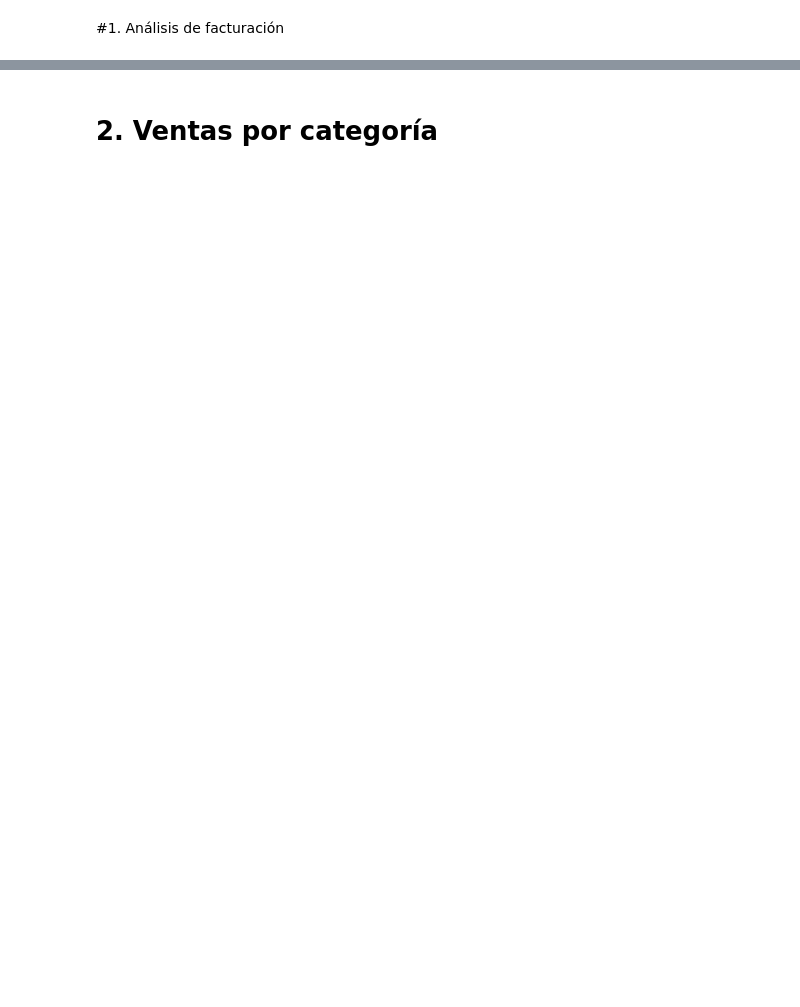
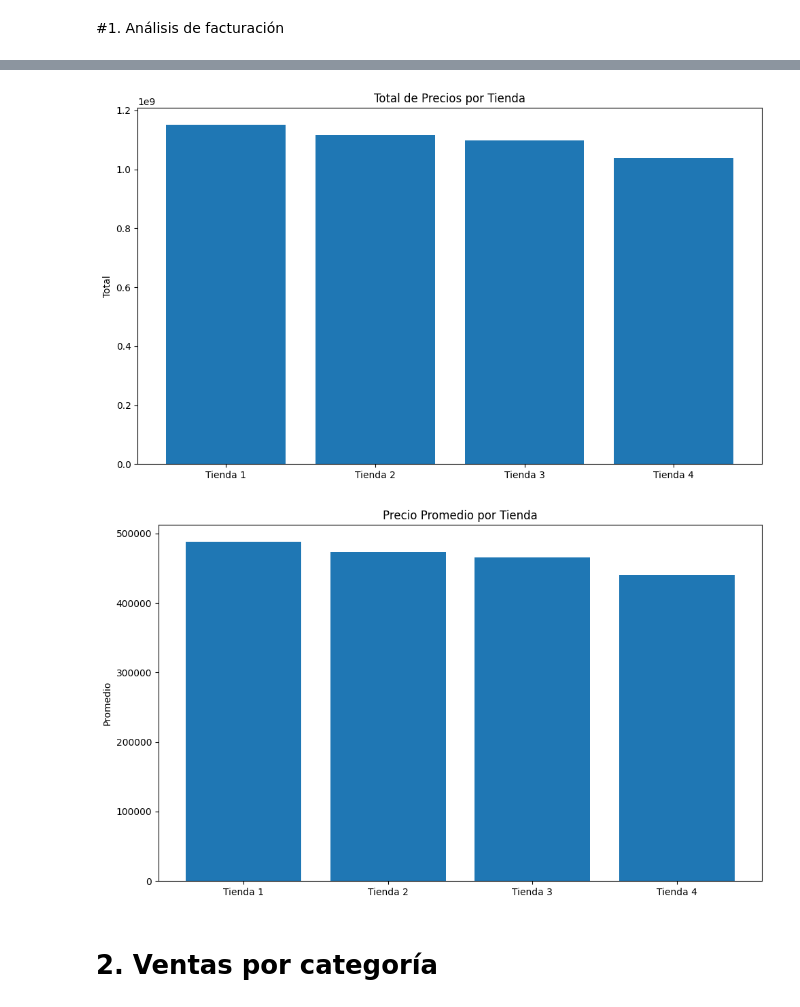
Before and after one commit to Alejandro-lopez1/ALejandro-Lopez, a Jupyter notebook: AluraStoreLatam.ipynb, the cells around one changed output, grey strips where cells are left out. Drawn from its saved outputs; the diff is of its cells as text; code cells hidden in the pictures; blank space fills up the shorter version.

```diff
--- a/AluraStoreLatam.ipynb
+++ b/AluraStoreLatam.ipynb
@@ -25,0 +47,5 @@ tienda.head()
+# %%
+tienda["tienda"] = "tienda_1"
+tienda2["tienda"] = "tienda_2"
+tienda3["tienda"] = "tienda_3"
+tienda4["tienda"] = "tienda_4"
@@ -28,2 +95,37 @@ tienda.head()
+# %%
+import pandas as pd
+import matplotlib.pyplot as plt
+
+# Cargar datos
+tiendas = []
+for i in range(1, 5):
+    url = f"https://raw.githubusercontent.com/alura-es-cursos/challenge1-data-science-latam/refs/heads/main/base-de-datos-challenge1-latam/tienda_{i}.csv"
+    if i == 1:
+        url = url.replace("tienda_1", "tienda_1%20")
+    tiendas.append(pd.read_csv(url))
+
+# Datos para gráficos
+nombres = [f'Tienda {i+1}' for i in range(4)]
+totales = [tienda['Precio'].sum() for tienda in tiendas]
+promedios = [tienda['Precio'].mean() for tienda in tiendas]
+
+# Gráfico de barras - Totales
+plt.figure(figsize=(10, 6))
+plt.bar(nombres, totales)
+plt.title('Total de Precios por Tienda')
+plt.ylabel('Total')
+plt.tight_layout()
+plt.show()
+
+# Gráfico de barras - Promedios
+plt.figure(figsize=(10, 6))
+plt.bar(nombres, promedios)
+plt.title('Precio Promedio por Tienda')
+plt.ylabel('Promedio')
+plt.tight_layout()
+plt.show()
+# %% [output]
+[figure, added]
+[figure, added]
 # %% [markdown]
 # 2. Ventas por categoría
```
Also changed, not shown: parts of 9 cells of this notebook.
